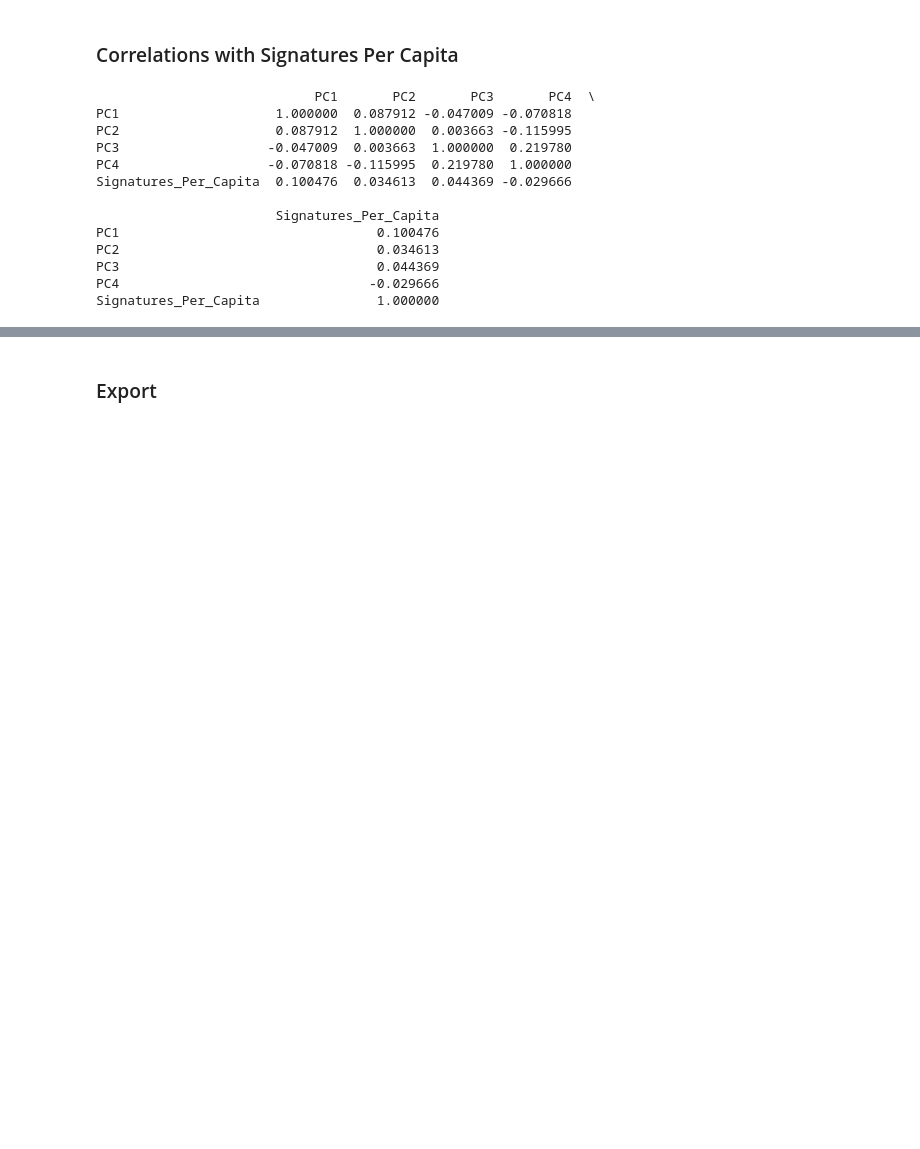
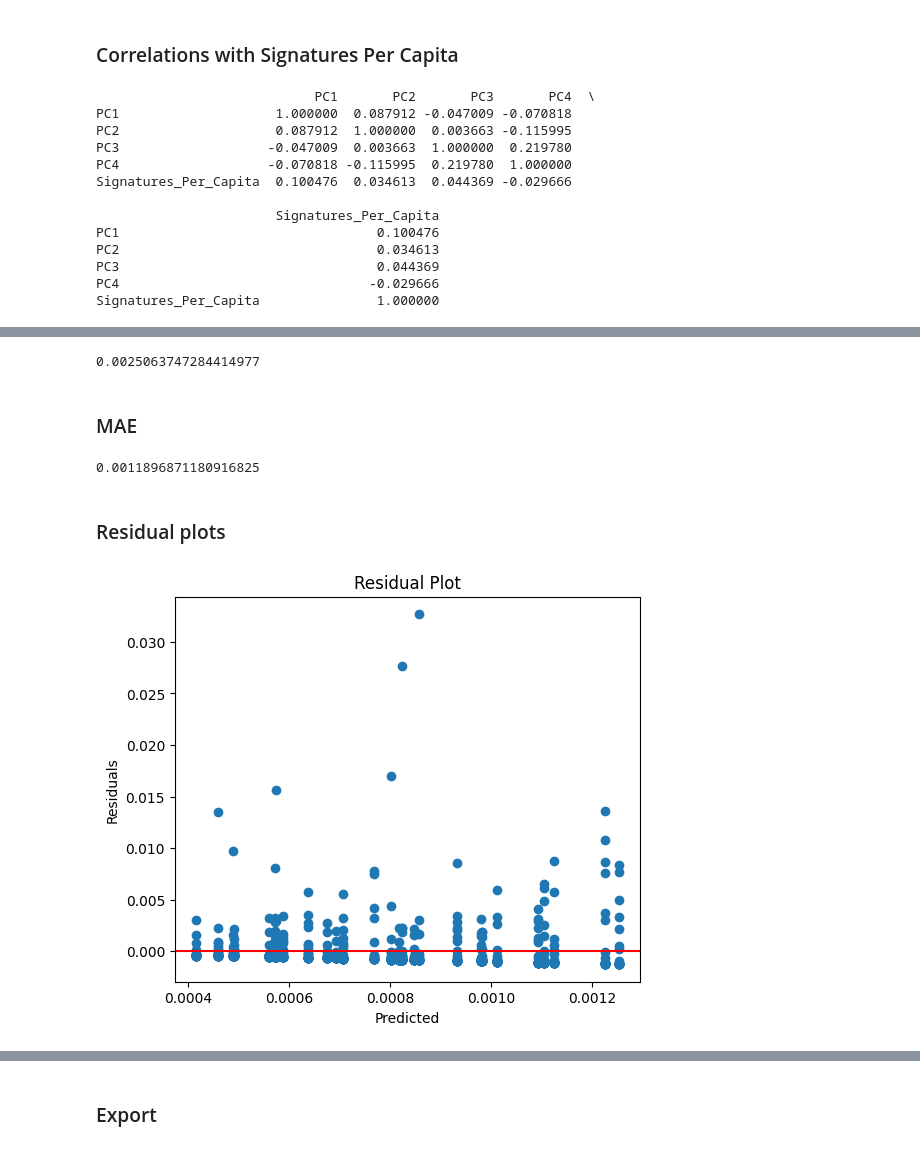
Before and after one commit to Matthew-Riddell/MSc-Dissertation, a Jupyter notebook: notebooks/07-pca.ipynb, the cells around one changed output, grey strips where cells are left out. Saved outputs shown, nothing was run; the diff lists cells and outputs as text; code cells hidden in the pictures; blank space fills up the shorter version.

Commit message:
PCA: PCA Regression Model + Evaluation
The PCA components where fitted into a Multi Linear Regression model to measure their effectiveness in predicting Signatures Per Capita

```diff
--- a/notebooks/07-pca.ipynb
+++ b/notebooks/07-pca.ipynb
@@ -390,0 +393,12 @@ Signatures_Per_Capita               1.000000
+# %%
+X = pc_dataframe[["PC1","PC2","PC3","PC4"]]
+
+y = pc_dataframe["Signatures_Per_Capita"]
+# %%
+import statsmodels.api as sm
+
+X = sm.add_constant(X)
+
+model = sm.OLS(y, X).fit()
+
+print(model.summary())
@@ -390,0 +435,2 @@ Signatures_Per_Capita               1.000000
+# %%
+predictions = model.predict(X)
@@ -390,0 +439,37 @@ Signatures_Per_Capita               1.000000
+# %%
+from sklearn.metrics import mean_squared_error
+
+rmse = np.sqrt(
+    mean_squared_error(y, predictions)
+)
+
+print(rmse)
+# %% [output]
+0.0025063747284414977
+# %% [markdown]
+### MAE
+# %%
+from sklearn.metrics import mean_absolute_error
+
+mae = mean_absolute_error(
+    y,
+    predictions
+)
+
+print(mae)
+# %% [output]
+0.0011896871180916825
+# %% [markdown]
+### Residual plots
+# %%
+residuals = y - predictions
+# %%
+plt.figure(figsize=(6,5))
+plt.scatter(predictions, residuals)
+plt.axhline(0,color="red")
+plt.xlabel("Predicted")
+plt.ylabel("Residuals")
+plt.title("Residual Plot")
+plt.show()
+# %% [output]
+[figure, added]
```
Also changed, not shown: parts of 10 cells of this notebook, 1 other file.
